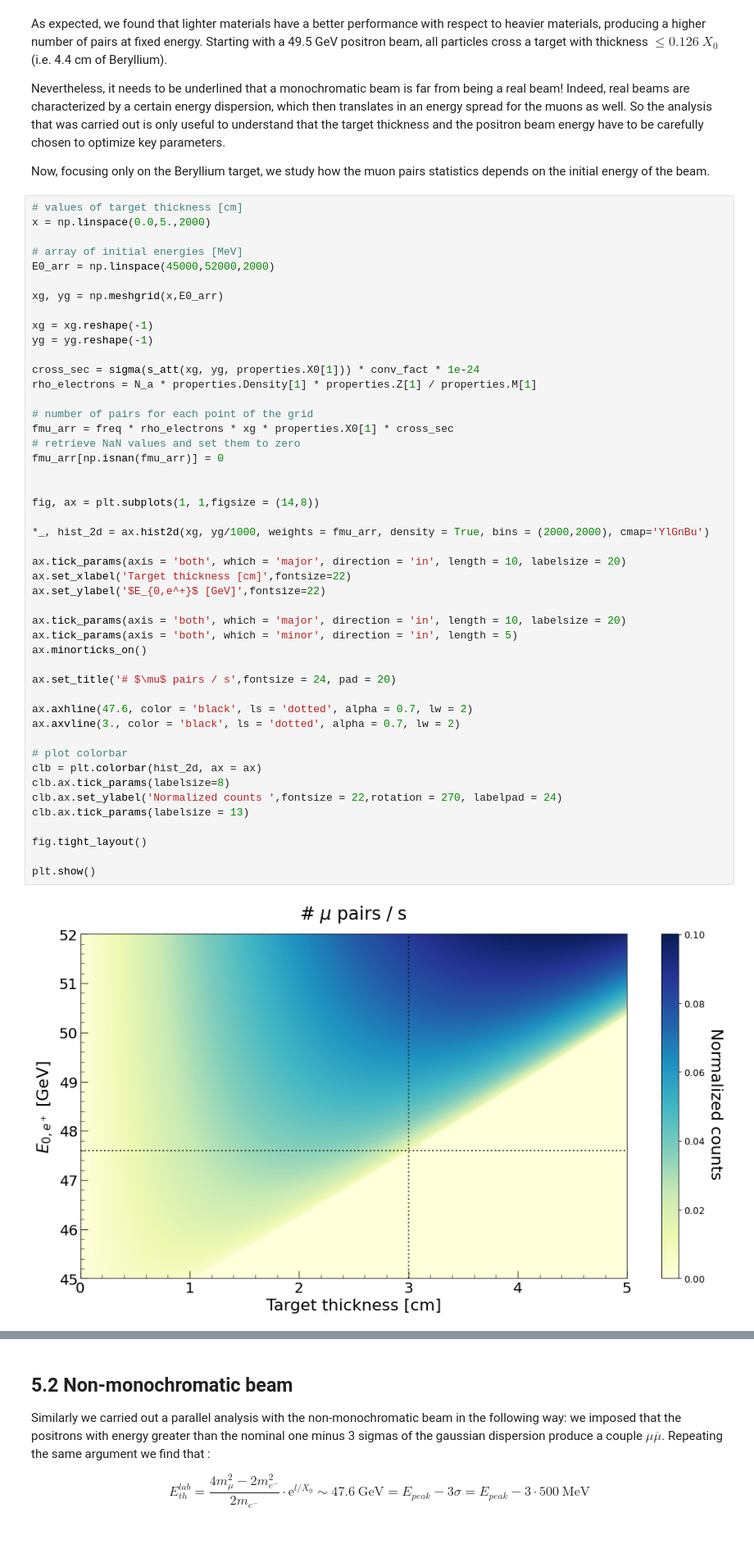
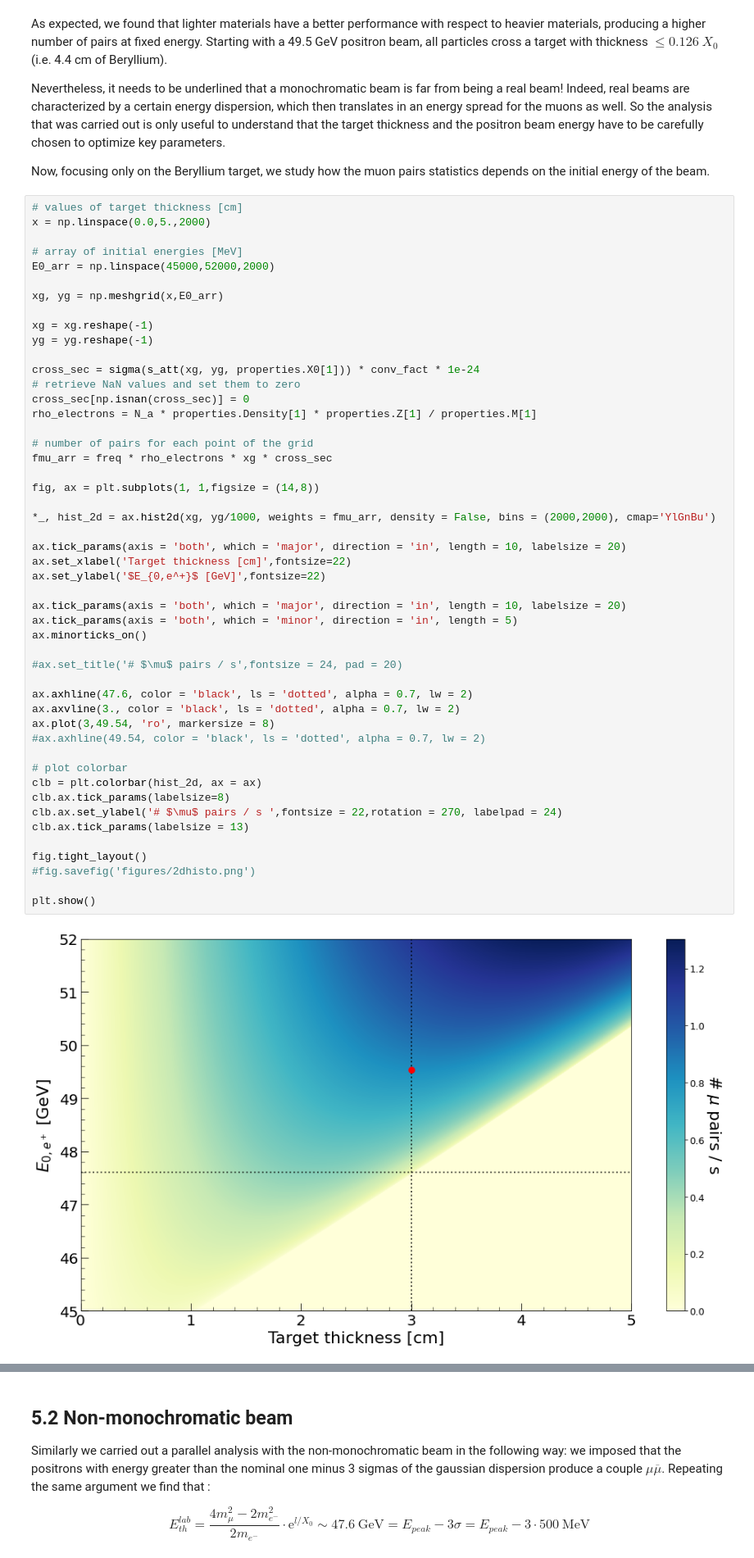
Before and after one commit to vanessacerrone/LEMMA_project, a Jupyter notebook: project_final.ipynb, the cells around one changed output, grey strips where cells are left out. Shown at 82% size. Drawn from its saved outputs; the diff is of its cells as text; blank space fills up the shorter version.

Commit message:
updated comment and 2d histo

```diff
--- a/project_final.ipynb
+++ b/project_final.ipynb
@@ -2266,41 +2266,43 @@ xg = xg.reshape(-1)
 yg = yg.reshape(-1)
 
 cross_sec = sigma(s_att(xg, yg, properties.X0[1])) * conv_fact * 1e-24
+# retrieve NaN values and set them to zero
+cross_sec[np.isnan(cross_sec)] = 0
 rho_electrons = N_a * properties.Density[1] * properties.Z[1] / properties.M[1]
 
 # number of pairs for each point of the grid
-fmu_arr = freq * rho_electrons * xg * properties.X0[1] * cross_sec
-# retrieve NaN values and set them to zero
-fmu_arr[np.isnan(fmu_arr)] = 0
-
+fmu_arr = freq * rho_electrons * xg * cross_sec
 
 fig, ax = plt.subplots(1, 1,figsize = (14,8))
 
-*_, hist_2d = ax.hist2d(xg, yg/1000, weights = fmu_arr, density = True, bins = (2000,2000), cmap='YlGnBu')
+*_, hist_2d = ax.hist2d(xg, yg/1000, weights = fmu_arr, density = False, bins = (2000,2000), cmap='YlGnBu')
 
 ax.tick_params(axis = 'both', which = 'major', direction = 'in', length = 10, labelsize = 20)
 ax.set_xlabel('Target thickness [cm]',fontsize=22)
 ax.set_ylabel('$E_{0,e^+}$ [GeV]',fontsize=22)
 
 ax.tick_params(axis = 'both', which = 'major', direction = 'in', length = 10, labelsize = 20)
 ax.tick_params(axis = 'both', which = 'minor', direction = 'in', length = 5)
 ax.minorticks_on()
 
-ax.set_title('# $\mu$ pairs / s',fontsize = 24, pad = 20)
+#ax.set_title('# $\mu$ pairs / s',fontsize = 24, pad = 20)
 
 ax.axhline(47.6, color = 'black', ls = 'dotted', alpha = 0.7, lw = 2)
 ax.axvline(3., color = 'black', ls = 'dotted', alpha = 0.7, lw = 2)
+ax.plot(3,49.54, 'ro', markersize = 8)
+#ax.axhline(49.54, color = 'black', ls = 'dotted', alpha = 0.7, lw = 2)
 
 # plot colorbar
 clb = plt.colorbar(hist_2d, ax = ax)
 clb.ax.tick_params(labelsize=8)
-clb.ax.set_ylabel('Normalized counts ',fontsize = 22,rotation = 270, labelpad = 24)
+clb.ax.set_ylabel('# $\mu$ pairs / s ',fontsize = 22,rotation = 270, labelpad = 24)
 clb.ax.tick_params(labelsize = 13)
 
 fig.tight_layout()
+#fig.savefig('figures/2dhisto.png')
 
 plt.show()
 # %% [output]
-[figure, old version]
+[figure, new version]
 # %% [markdown]
 From the plot one can easily infer which is the maximum thickess for positrons at a certain energy to interact along the whole target.
```
Also changed, not shown: parts of 1 cell of this notebook, 1 other file.
